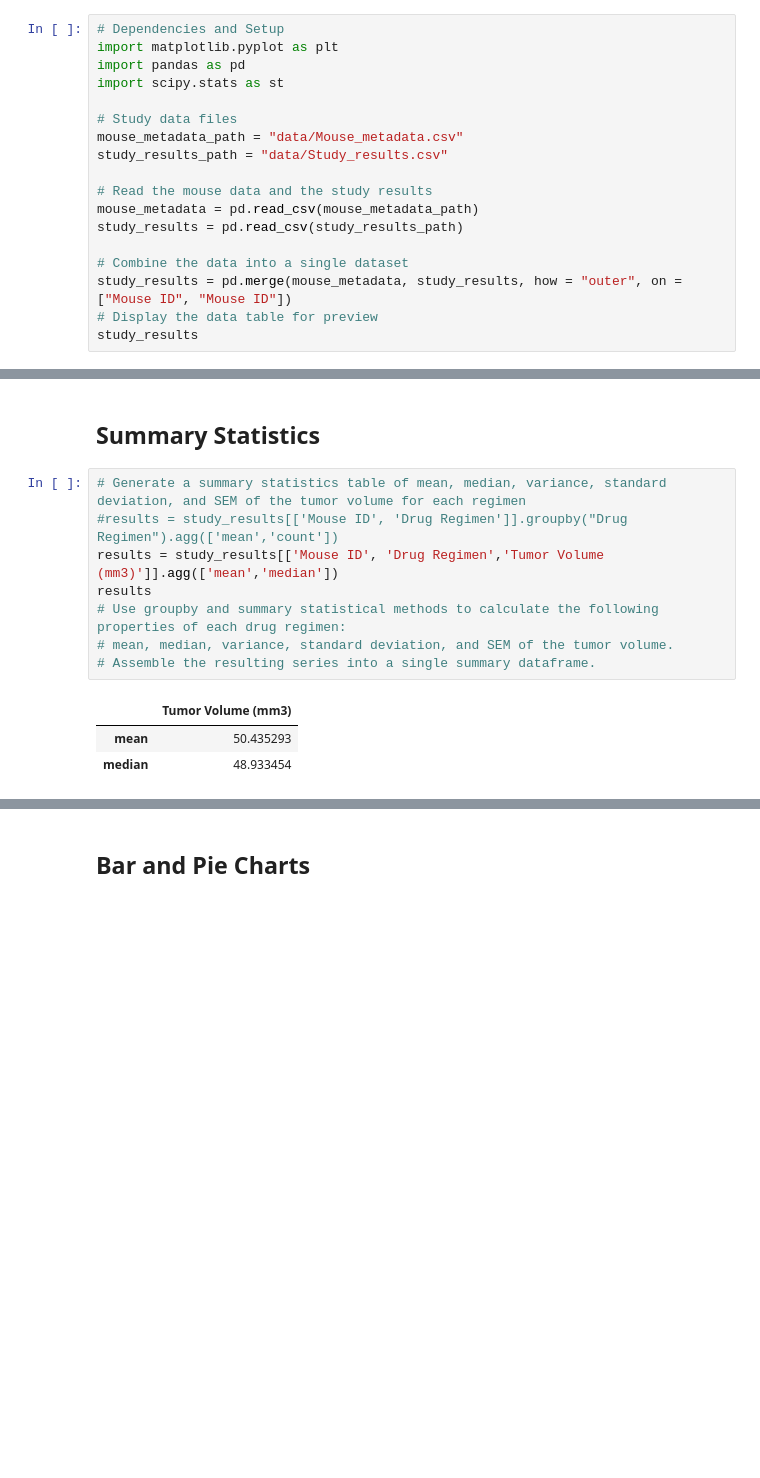
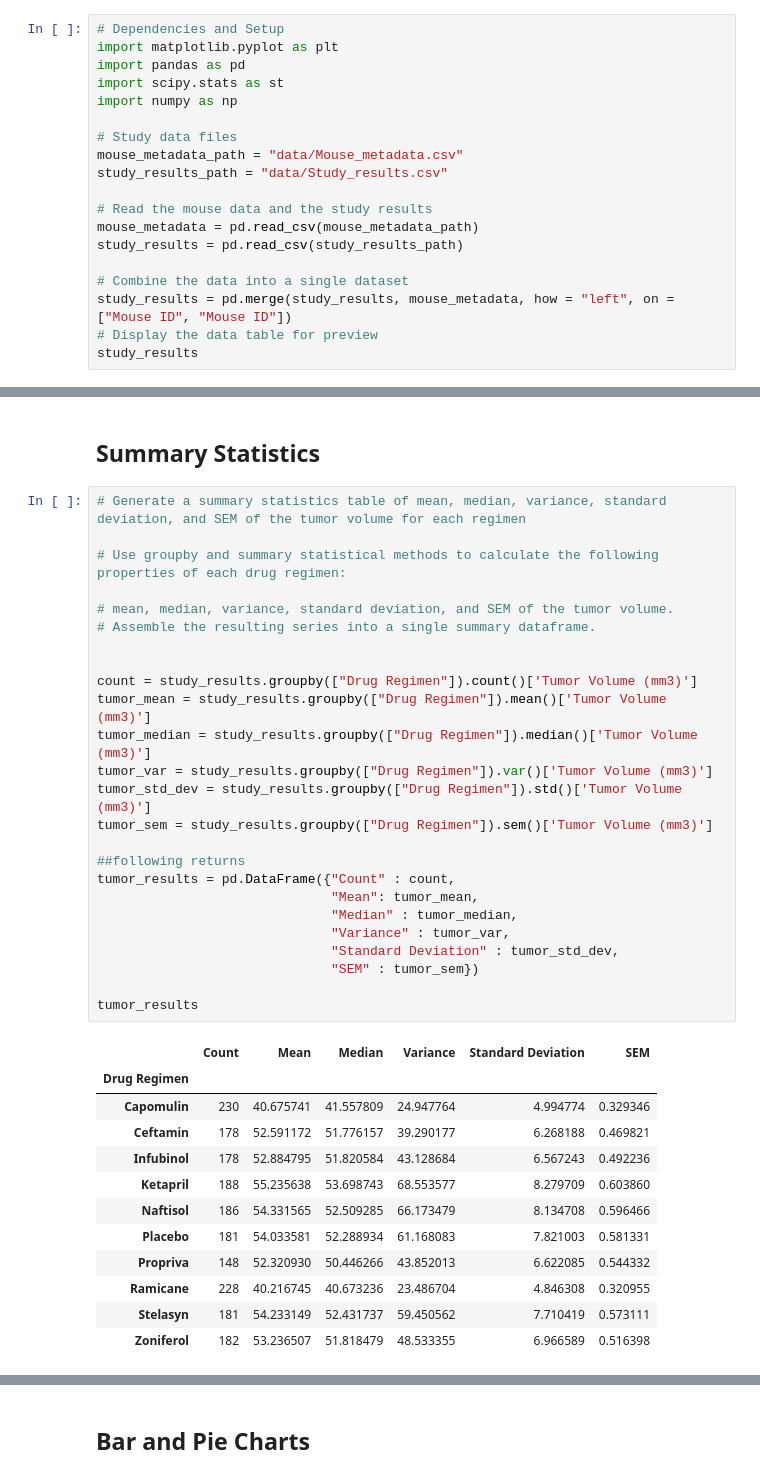
Before and after one commit to RachelFizel/Maqtplotlib, a Jupyter notebook: Pymaceuticals/pymaceuticals.ipynb, the cells around one changed output, grey strips where cells are left out. Cells and saved outputs as stored; diff of their text form; blank space fills up the shorter version.

```diff
--- a/Pymaceuticals/pymaceuticals.ipynb
+++ b/Pymaceuticals/pymaceuticals.ipynb
@@ -5,6 +5,7 @@
 import matplotlib.pyplot as plt
 import pandas as pd
 import scipy.stats as st
+import numpy as np
 
 # Study data files
 mouse_metadata_path = "data/Mouse_metadata.csv"
@@ -15,7 +16,7 @@ mouse_metadata = pd.read_csv(mouse_metadata_path)
 study_results = pd.read_csv(study_results_path)
 
 # Combine the data into a single dataset
-study_results = pd.merge(mouse_metadata, study_results, how = "outer", on = ["Mouse ID", "Mouse ID"])
+study_results = pd.merge(study_results, mouse_metadata, how = "left", on = ["Mouse ID", "Mouse ID"])
 # Display the data table for preview
 study_results
 # %% [output]
@@ -76,16 +84,42 @@ study_results['Mouse ID'].nunique()
 ## Summary Statistics
 # %%
 # Generate a summary statistics table of mean, median, variance, standard deviation, and SEM of the tumor volume for each regimen
-#results = study_results[['Mouse ID', 'Drug Regimen']].groupby("Drug Regimen").agg(['mean','count'])
-results = study_results[['Mouse ID', 'Drug Regimen','Tumor Volume (mm3)']].agg(['mean','median'])
-results
+
 # Use groupby and summary statistical methods to calculate the following properties of each drug regimen:
+
 # mean, median, variance, standard deviation, and SEM of the tumor volume.
 # Assemble the resulting series into a single summary dataframe.
+
+
+count = study_results.groupby(["Drug Regimen"]).count()['Tumor Volume (mm3)']
+tumor_mean = study_results.groupby(["Drug Regimen"]).mean()['Tumor Volume (mm3)']
+tumor_median = study_results.groupby(["Drug Regimen"]).median()['Tumor Volume (mm3)']
+tumor_var = study_results.groupby(["Drug Regimen"]).var()['Tumor Volume (mm3)']
+tumor_std_dev = study_results.groupby(["Drug Regimen"]).std()['Tumor Volume (mm3)']
+tumor_sem = study_results.groupby(["Drug Regimen"]).sem()['Tumor Volume (mm3)']
+
+##following returns
+tumor_results = pd.DataFrame({"Count" : count,
+                              "Mean": tumor_mean,
+                              "Median" : tumor_median,
+                              "Variance" : tumor_var,
+                              "Standard Deviation" : tumor_std_dev,
+                              "SEM" : tumor_sem})
+
+tumor_results
 # %% [output]
-|  | Tumor Volume (mm3) |
-| mean | 50.435293 |
-| median | 48.933454 |
+|  | Count | Mean | Median | Variance | Standard Deviation | SEM |
+| Drug Regimen |  |  |  |  |  |  |
+| Capomulin | 230 | 40.675741 | 41.557809 | 24.947764 | 4.994774 | 0.329346 |
+| Ceftamin | 178 | 52.591172 | 51.776157 | 39.290177 | 6.268188 | 0.469821 |
+| Infubinol | 178 | 52.884795 | 51.820584 | 43.128684 | 6.567243 | 0.492236 |
+| Ketapril | 188 | 55.235638 | 53.698743 | 68.553577 | 8.279709 | 0.603860 |
+| Naftisol | 186 | 54.331565 | 52.509285 | 66.173479 | 8.134708 | 0.596466 |
+| Placebo | 181 | 54.033581 | 52.288934 | 61.168083 | 7.821003 | 0.581331 |
+| Propriva | 148 | 52.320930 | 50.446266 | 43.852013 | 6.622085 | 0.544332 |
+| Ramicane | 228 | 40.216745 | 40.673236 | 23.486704 | 4.846308 | 0.320955 |
+| Stelasyn | 181 | 54.233149 | 52.431737 | 59.450562 | 7.710419 | 0.573111 |
+| Zoniferol | 182 | 53.236507 | 51.818479 | 48.533355 | 6.966589 | 0.516398 |
 # %%
 # Generate a summary statistics table of mean, median, variance, standard deviation, and SEM of the tumor volume for each regimen
 
```
Also changed, not shown: parts of 15 cells of this notebook, 1 other file.
